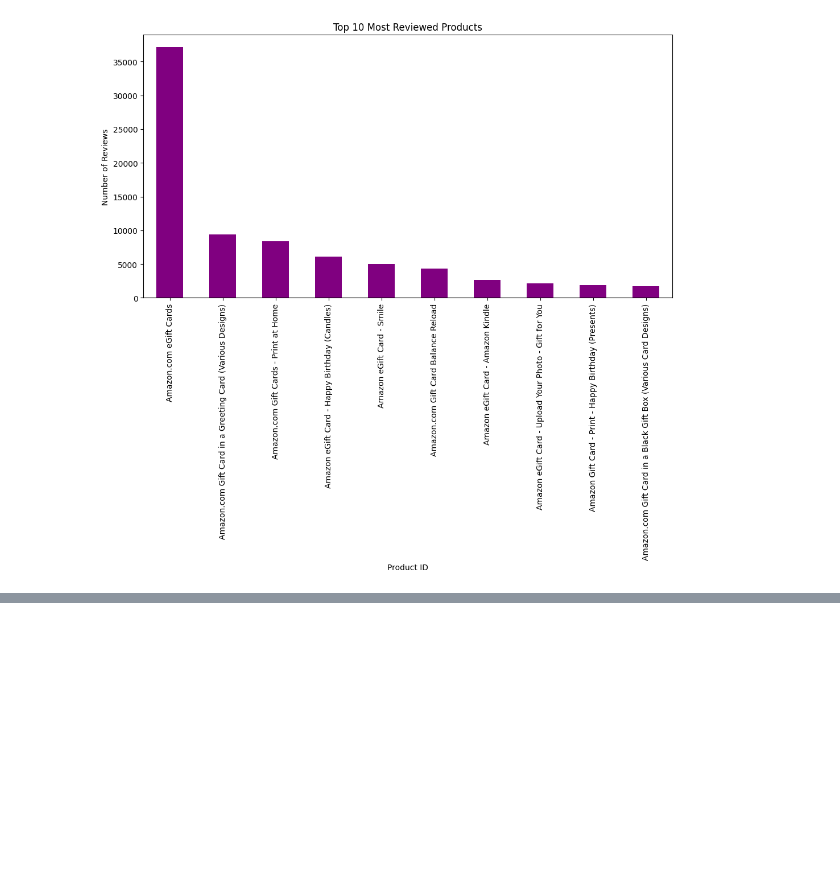
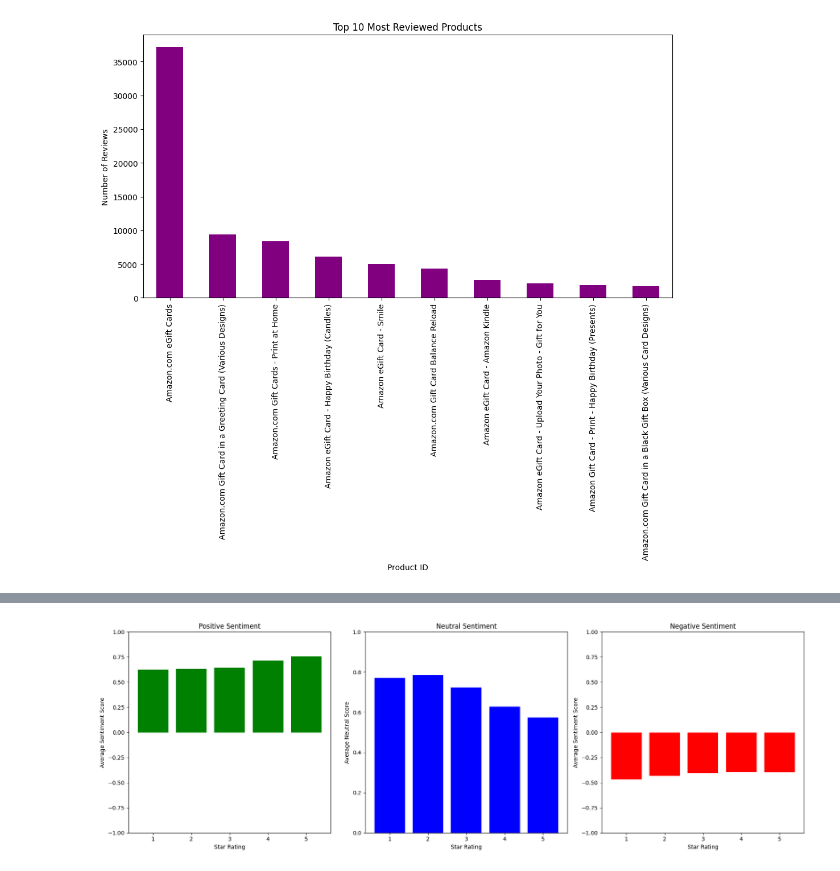
Before and after one commit to ochesanum/Analyse-Amazon-Customer-Reviews, a Jupyter notebook: amazon.ipynb, the cells around one changed output, grey strips where cells are left out. Drawn from its saved outputs; the diff is of its cells as text; code cells hidden in the pictures; blank space fills up the shorter version.

```diff
--- a/amazon.ipynb
+++ b/amazon.ipynb
@@ -225,0 +244,35 @@ pdf.head()
+# %%
+pdf['sentiment_category'] = pd.cut(pdf['sentiment_score'], bins=[-1, -0.05, 0.05, 1], labels=['Negative', 'Neutral', 'Positive'])
+
+grouped_data_sentiment = pdf.groupby(['star_rating', 'sentiment_category']).agg({'sentiment_score': 'mean'}).reset_index()
+
+grouped_data_neutral = pdf.groupby('star_rating').agg({'neutral_score': 'mean'}).reset_index()
+
+positive_data = grouped_data_sentiment[grouped_data_sentiment['sentiment_category'] == 'Positive']
+negative_data = grouped_data_sentiment[grouped_data_sentiment['sentiment_category'] == 'Negative']
+
+fig, axes = plt.subplots(nrows=1, ncols=3, figsize=(18, 6))
+
+axes[0].bar(positive_data['star_rating'], positive_data['sentiment_score'], color='green')
+axes[0].set_title('Positive Sentiment')
+axes[0].set_xlabel('Star Rating')
+axes[0].set_ylabel('Average Sentiment Score')
+axes[0].set_ylim([-1, 1])
+
+axes[1].bar(grouped_data_neutral['star_rating'], grouped_data_neutral['neutral_score'], color='blue')
+axes[1].set_title('Neutral Sentiment')
+axes[1].set_xlabel('Star Rating')
+axes[1].set_ylabel('Average Neutral Score')
+axes[1].set_ylim([0, 1])
+
+#TODO: possibly reduce y axis values for negative plot
+axes[2].bar(negative_data['star_rating'], negative_data['sentiment_score'], color='red')
+axes[2].set_title('Negative Sentiment')
+axes[2].set_xlabel('Star Rating')
+axes[2].set_ylabel('Average Sentiment Score')
+axes[2].set_ylim([-1, 1])
+
+plt.tight_layout()
+plt.show()
+# %% [output]
+[figure, added]
```
Also changed, not shown: parts of 6 cells of this notebook.
